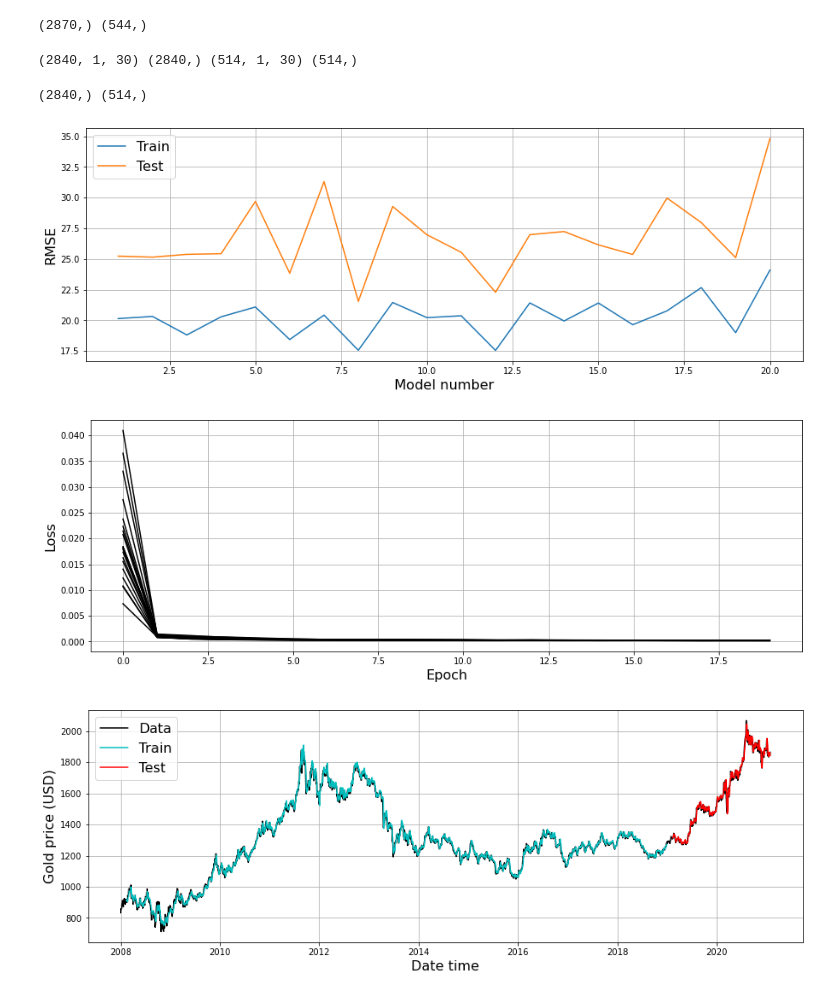
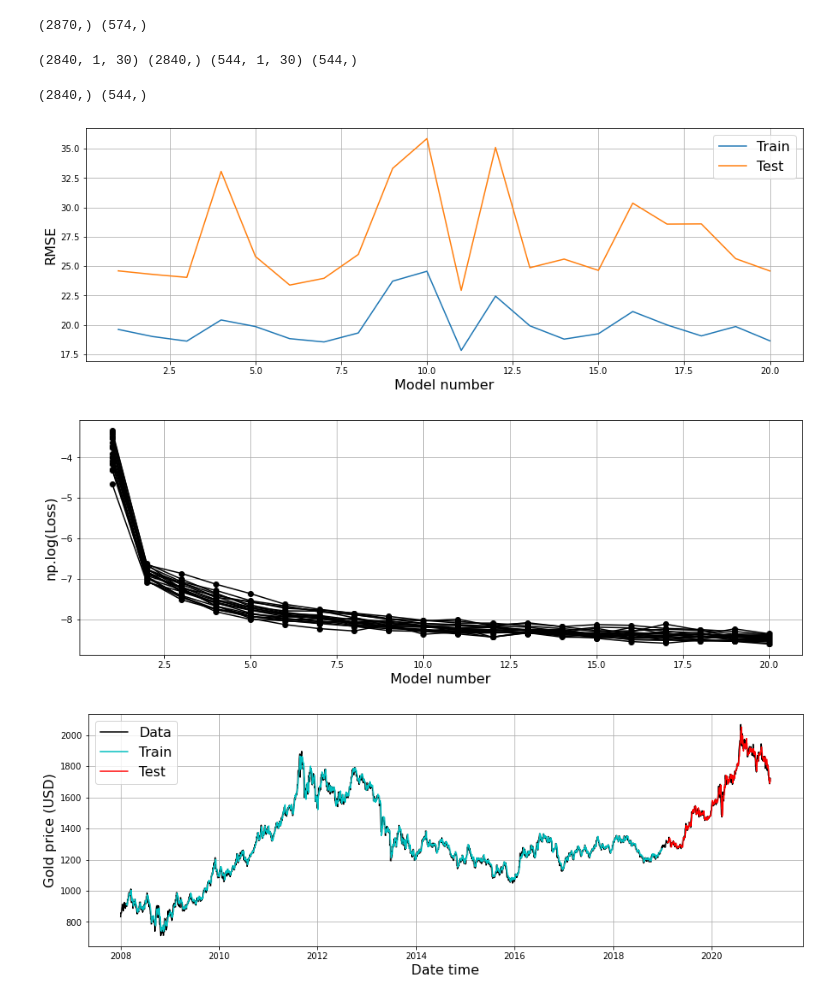
Before and after one commit to natsunoyuki/Data_Science, a Jupyter notebook: gold/gold_price.ipynb, the cells around one changed output. Drawn from its saved outputs; the diff is of its cells as text; code cells hidden in the pictures.

```diff
--- a/gold/gold_price.ipynb
+++ b/gold/gold_price.ipynb
@@ -19,13 +19,14 @@ warnings.filterwarnings("ignore")
 
 base_dir = "gold/"
 
-data = pd.read_csv(base_dir + "gold_price.csv")
-
-# the data contains historical gold prices in USD, EUR, JPY, GBP, CAD and CHF. Choose one to analyze.
 currency = "USD"
 currency = currency.lower()
-want = ["datetime", "gold_price_{}".format(currency)]
-data = data[want]
+
+#data = pd.read_csv(base_dir + "gold_price.csv")
+#want = ["datetime", "gold_price_{}".format(currency)]
+#data = data[want]
+
+data = pd.read_csv(base_dir + "gold_price_{}.csv".format(currency))
 
 # force datetimes to datetime objects from strings
 data["datetime"] = pd.to_datetime(data["datetime"])
@@ -331,7 +332,7 @@ test = data[data["datetime"] >= pd.to_datetime(want)]["gold_price_scaled"].value
 
 print(train.shape, test.shape)
 # %% [output]
-(2870,) (544,)
+(2870,) (574,)
 # %%
 # The time series data must then be formatted properly for LSTM modelling.
 # See https://keras.io/api/layers/recurrent_layers/lstm/ for more information
@@ -396,7 +397,7 @@ X_test, y_test = create_lstm_data(test, lag)
 
 print(X_train.shape, y_train.shape, X_test.shape, y_test.shape)
 # %% [output]
-(2840, 1, 30) (2840,) (514, 1, 30) (514,)
+(2840, 1, 30) (2840,) (544, 1, 30) (544,)
 # %%
 def make_lstm_model(X_train, y_train, units=50, epochs=100, batch_size=32, verbose=2):
     """
@@ -426,11 +427,12 @@ def make_lstm_model(X_train, y_train, units=50, epochs=100, batch_size=32, verbo
     model.add(Dense(1))
 
     model.compile(loss = 'mean_squared_error', optimizer = 'adam')
-    model.fit(X_train, y_train, epochs = epochs, batch_size = batch_size, verbose = verbose)
+    history = model.fit(X_train, y_train, epochs = epochs, batch_size = batch_size, verbose = verbose)
 
-    return model
+    return model, history
 # %%
 models = []
+histories = []
 y_train_preds = []
 y_test_preds =[]
 
@@ -439,7 +441,7 @@ n_models = 20 # number of models to make
 # Due to randomness in the training, a few models should be trained!
 for i in range(n_models):
     # build LSTM model using X_train and y_train
-    model = make_lstm_model(X_train, y_train, units=50, epochs=20, batch_size=32, verbose=0)
+    model, history = make_lstm_model(X_train, y_train, units=50, epochs=20, batch_size=32, verbose=0)
 
     # make predictions on both X_train and X_test which the model has not seen before
     y_train_pred = model.predict(X_train)
@@ -450,6 +452,7 @@ for i in range(n_models):
     y_test_pred = scaler.inverse_transform(y_test_pred)
 
     models.append(model)
+    histories.append(history)
     y_train_preds.append(y_train_pred)
     y_test_preds.append(y_test_pred)
 
@@ -458,7 +461,7 @@ y_test_orig = scaler.inverse_transform(y_test.reshape(-1, 1))
 
 print(y_train.shape, y_test.shape)
 # %% [output]
-(2840,) (514,)
+(2840,) (544,)
 # %%
 # Check the RMSE per model
 train_scores = []
@@ -479,18 +482,17 @@ plt.grid(True)
 plt.legend(["Train", "Test"], fontsize=16)
 plt.show()
 # %% [output]
-[figure, old version]
+[figure, new version]
 # %%
-# Check how the loss changes with epochs
 plt.figure(figsize = (15, 5))
-for i in range(len(models)):
-    plt.plot(models[i].history.history['loss'], 'k')
-plt.xlabel("Epoch", fontsize=16)
-plt.ylabel("Loss", fontsize=16)
+for i in range(len(histories)):
+    plt.plot(range(1, len(histories)+1), np.log(histories[i].history["loss"]), "k-o")
+plt.xlabel("Model number", fontsize=16)
+plt.ylabel("np.log(Loss)", fontsize=16)
 plt.grid(True)
 plt.show()
 # %% [output]
-[figure, old version]
+[figure, new version]
 # %%
 # plot the best performing model:
 want = np.argmin(test_scores)
@@ -509,7 +511,7 @@ plt.grid(True)
 #plt.xlim([pd.to_datetime("2019-01-01"), pd.to_datetime("2021-01-01")])
 plt.show()
 # %% [output]
-[figure, old version]
+[figure, new version]
 # %%
 plt.figure(figsize = (15, 5))
 plt.plot(data["datetime"].iloc[len(y_train_pred) + lag + lag:],
```
Also changed, not shown: parts of 8 cells of this notebook.
